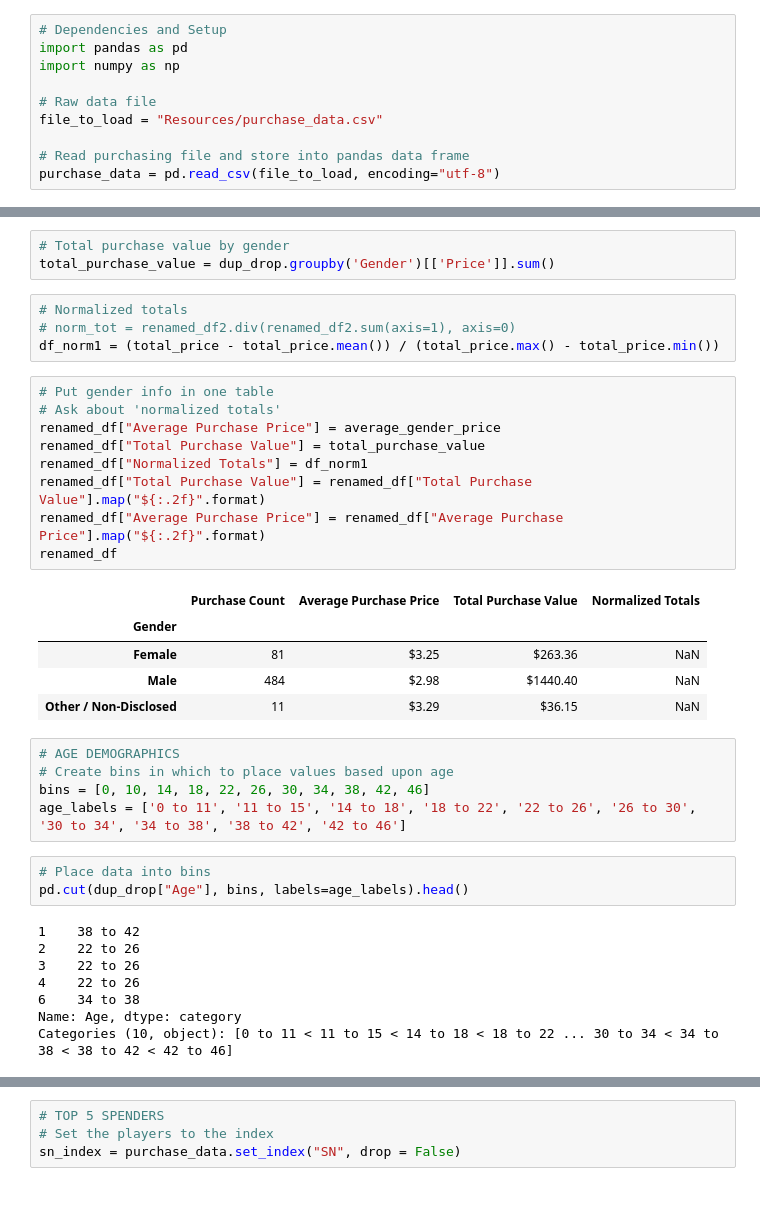
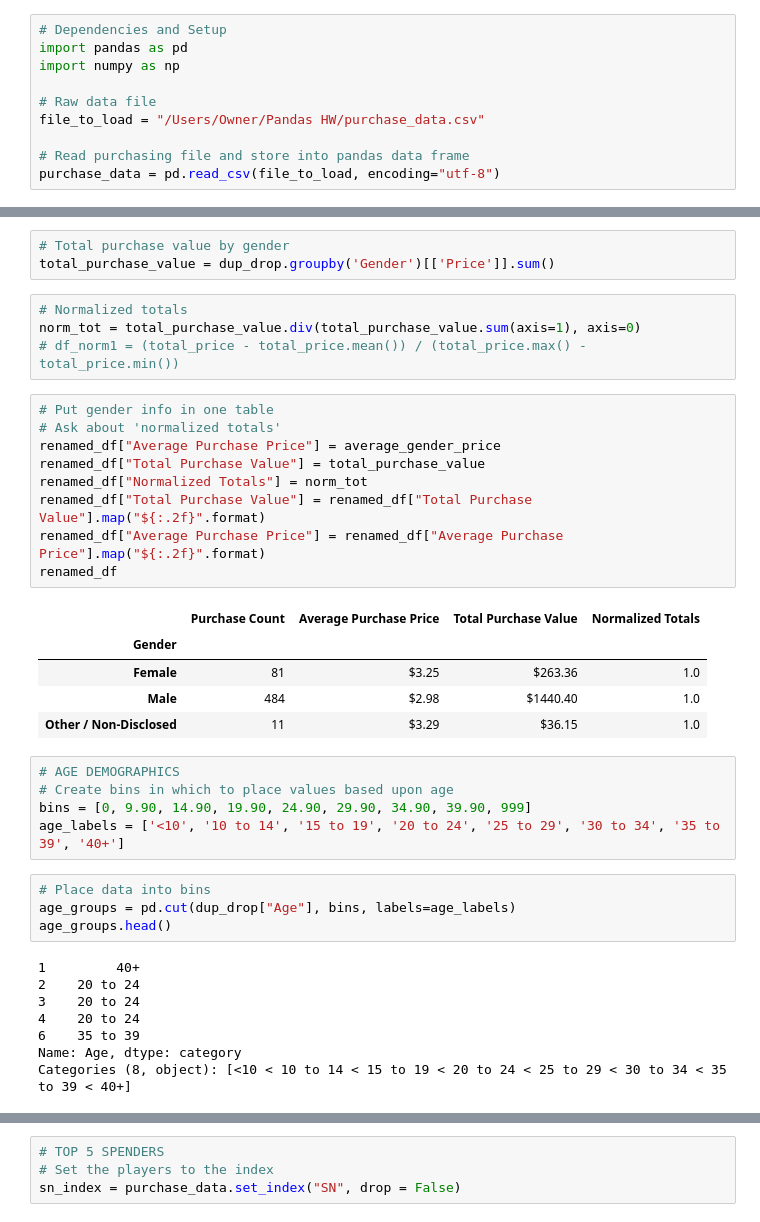
Before and after one commit to moneill787/Pandas-HW-3, a Jupyter notebook: Pandas HW #3.ipynb, the cells around one changed output, grey strips where cells are left out. Drawn from its saved outputs; the diff is of its cells as text.

Commit message:
updated data

```diff
--- a/Pandas HW #3.ipynb
+++ b/Pandas HW #3.ipynb
@@ -4,7 +4,7 @@ import pandas as pd
 import numpy as np
 
 # Raw data file
-file_to_load = "Resources/purchase_data.csv"
+file_to_load = "/Users/Owner/Pandas HW/purchase_data.csv"
 
 # Read purchasing file and store into pandas data frame
 purchase_data = pd.read_csv(file_to_load, encoding="utf-8")
@@ -79,39 +108,40 @@ average_gender_price = dup_drop.groupby('Gender')[['Price']].mean()
 total_purchase_value = dup_drop.groupby('Gender')[['Price']].sum()
 # %%
 # Normalized totals
-# norm_tot = renamed_df2.div(renamed_df2.sum(axis=1), axis=0)
-df_norm1 = (total_price - total_price.mean()) / (total_price.max() - total_price.min())
+norm_tot = total_purchase_value.div(total_purchase_value.sum(axis=1), axis=0)
+# df_norm1 = (total_price - total_price.mean()) / (total_price.max() - total_price.min())
 # %%
 # Put gender info in one table
 # Ask about 'normalized totals'
 renamed_df["Average Purchase Price"] = average_gender_price
 renamed_df["Total Purchase Value"] = total_purchase_value
-renamed_df["Normalized Totals"] = df_norm1
+renamed_df["Normalized Totals"] = norm_tot
 renamed_df["Total Purchase Value"] = renamed_df["Total Purchase Value"].map("${:.2f}".format)
 renamed_df["Average Purchase Price"] = renamed_df["Average Purchase Price"].map("${:.2f}".format)
 renamed_df
 # %% [output]
 |  | Purchase Count | Average Purchase Price | Total Purchase Value | Normalized Totals |
 | Gender |  |  |  |  |
-| Female | 81 | $3.25 | $263.36 | NaN |
-| Male | 484 | $2.98 | $1440.40 | NaN |
-| Other / Non-Disclosed | 11 | $3.29 | $36.15 | NaN |
+| Female | 81 | $3.25 | $263.36 | 1.0 |
+| Male | 484 | $2.98 | $1440.40 | 1.0 |
+| Other / Non-Disclosed | 11 | $3.29 | $36.15 | 1.0 |
-# %%
-# AGE DEMOGRAPHICS
-# Create bins in which to place values based upon age
-bins = [0, 10, 14, 18, 22, 26, 30, 34, 38, 42, 46]
-age_labels = ['0 to 11', '11 to 15', '14 to 18', '18 to 22', '22 to 26', '26 to 30', '30 to 34', '34 to 38', '38 to 42', '42 to 46']
+# %%
+# AGE DEMOGRAPHICS
+# Create bins in which to place values based upon age
+bins = [0, 9.90, 14.90, 19.90, 24.90, 29.90, 34.90, 39.90, 999]
+age_labels = ['<10', '10 to 14', '15 to 19', '20 to 24', '25 to 29', '30 to 34', '35 to 39', '40+']
 # %%
 # Place data into bins
-pd.cut(dup_drop["Age"], bins, labels=age_labels).head()
+age_groups = pd.cut(dup_drop["Age"], bins, labels=age_labels)
+age_groups.head()
 # %% [output]
-1    38 to 42
-2    22 to 26
-3    22 to 26
-4    22 to 26
-6    34 to 38
+1         40+
+2    20 to 24
+3    20 to 24
+4    20 to 24
+6    35 to 39
 Name: Age, dtype: category
-Categories (10, object): [0 to 11 < 11 to 15 < 14 to 18 < 18 to 22 ... 30 to 34 < 34 to 38 < 38 to 42 < 42 to 46]
+Categories (8, object): [<10 < 10 to 14 < 15 to 19 < 20 to 24 < 25 to 29 < 30 to 34 < 35 to 39 < 40+]
 # %%
 # Add bins into new column
 dup_drop["Age Group"] = pd.cut(dup_drop["Age"], bins, labels=age_labels)
```
Also changed, not shown: parts of 13 cells of this notebook, 2 other files.
